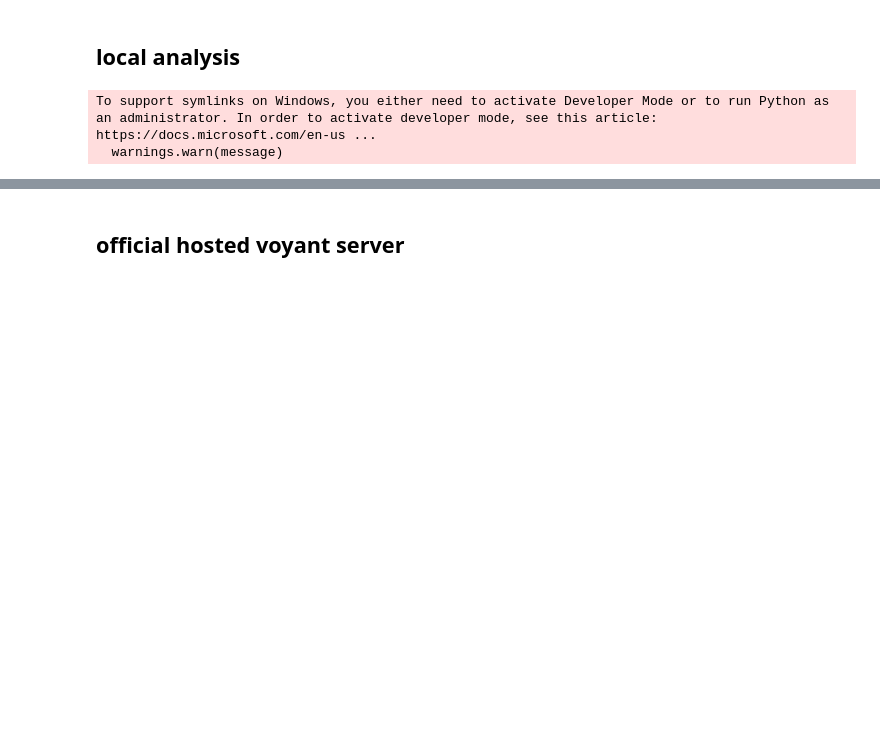
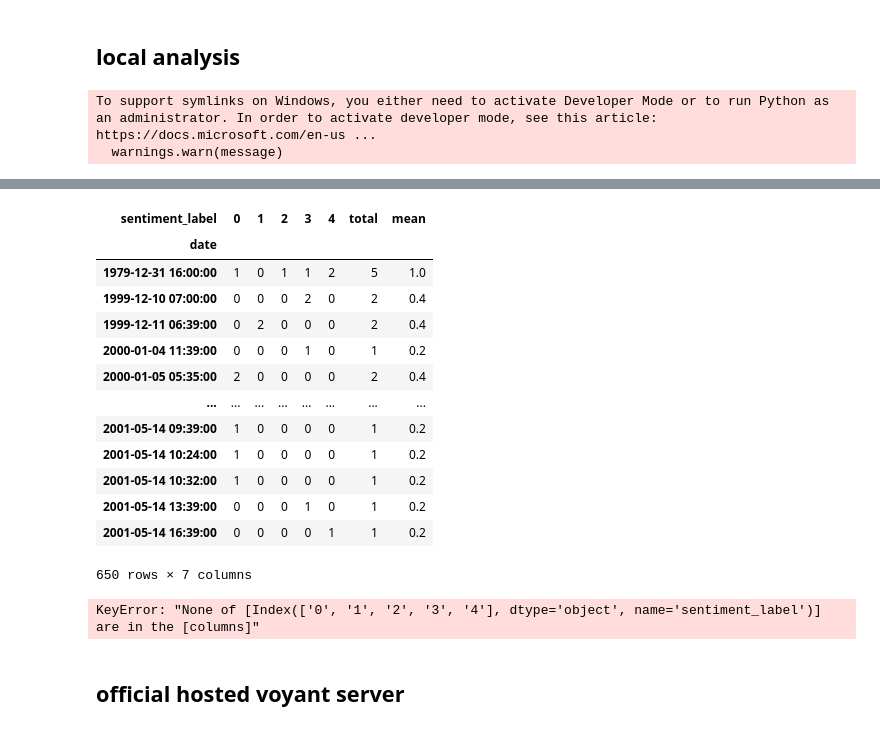
Before and after one commit to CodingWChris/PETS-marketplace-adv, a Jupyter notebook: algo/voyant_server.ipynb, the cells around one changed output, grey strips where cells are left out. Drawn from its saved outputs; the diff is of its cells as text; code cells hidden in the pictures; blank space fills up the shorter version.

```diff
--- a/algo/voyant_server.ipynb
+++ b/algo/voyant_server.ipynb
@@ -253,3 +248,42 @@ sentiment_df = sentiment_classication(df)
+# %%
+# aggregate sentiment label by date
+aggregate_df = sentiment_df.groupby('date')['sentiment_label'].value_counts().unstack().fillna(0).astype(int)
+aggregate_df['total'] = aggregate_df.sum(axis=1)
+aggregate_df['mean'] = aggregate_df.drop(columns='total').mean(axis=1)
+
+
+aggregate_df
+# %% [output]
+| sentiment_label | 0 | 1 | 2 | 3 | 4 | total | mean |
+| date |  |  |  |  |  |  |  |
+| 1979-12-31 16:00:00 | 1 | 0 | 1 | 1 | 2 | 5 | 1.0 |
+| 1999-12-10 07:00:00 | 0 | 0 | 0 | 2 | 0 | 2 | 0.4 |
+| 1999-12-11 06:39:00 | 0 | 2 | 0 | 0 | 0 | 2 | 0.4 |
+| 2000-01-04 11:39:00 | 0 | 0 | 0 | 1 | 0 | 1 | 0.2 |
+| 2000-01-05 05:35:00 | 2 | 0 | 0 | 0 | 0 | 2 | 0.4 |
+| ... | ... | ... | ... | ... | ... | ... | ... |
+| 2001-05-14 09:39:00 | 1 | 0 | 0 | 0 | 0 | 1 | 0.2 |
+| 2001-05-14 10:24:00 | 1 | 0 | 0 | 0 | 0 | 1 | 0.2 |
+| 2001-05-14 10:32:00 | 1 | 0 | 0 | 0 | 0 | 1 | 0.2 |
+| 2001-05-14 13:39:00 | 0 | 0 | 0 | 1 | 0 | 1 | 0.2 |
+| 2001-05-14 16:39:00 | 0 | 0 | 0 | 0 | 1 | 1 | 0.2 |
+650 rows × 7 columns
+# %%
+aggregate_df['']
+# sentiment_columns = ['0', '1', '2', '3', '4']
+# aggregate_df[sentiment_columns].plot(kind='bar', stacked=True, figsize=(10, 6))
+
+plt.plot(aggregate_df.index, aggregate_df['total'], color='black', marker='o', label='Total Sentiments', linewidth=2)
+plt.title('Sentiment Distribution Over Time')
+plt.xlabel('Date')
+plt.ylabel('Sentiment Count')
+plt.xticks(rotation=45)
+plt.legend(loc='upper left')
+
+plt.tight_layout()
+plt.show()
+# %% [output]
+KeyError: "None of [Index(['0', '1', '2', '3', '4'], dtype='object', name='sentiment_label')] are in the [columns]"
 # %% [markdown]
 ## official hosted voyant server
 # %%
```
Also changed, not shown: parts of 6 cells of this notebook, 4 other files.
